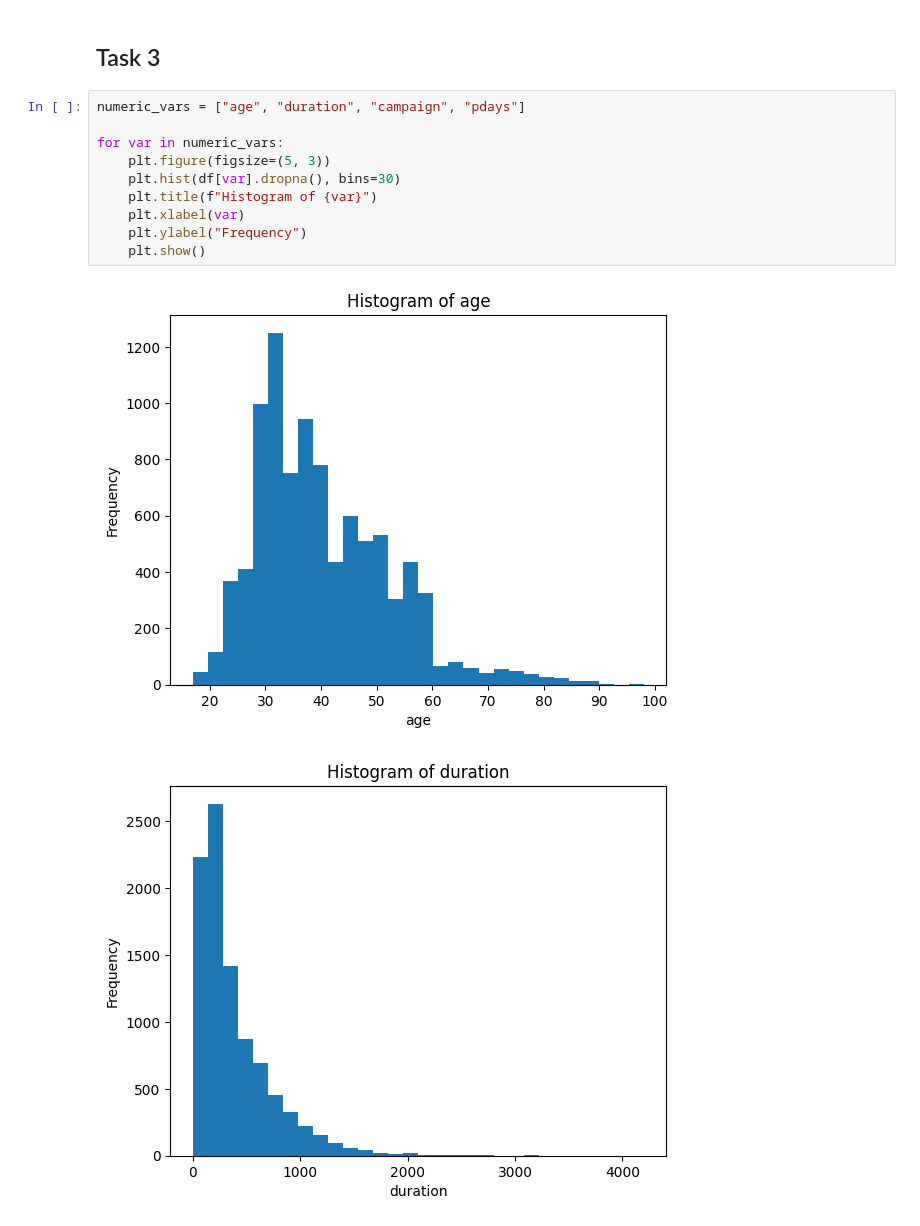
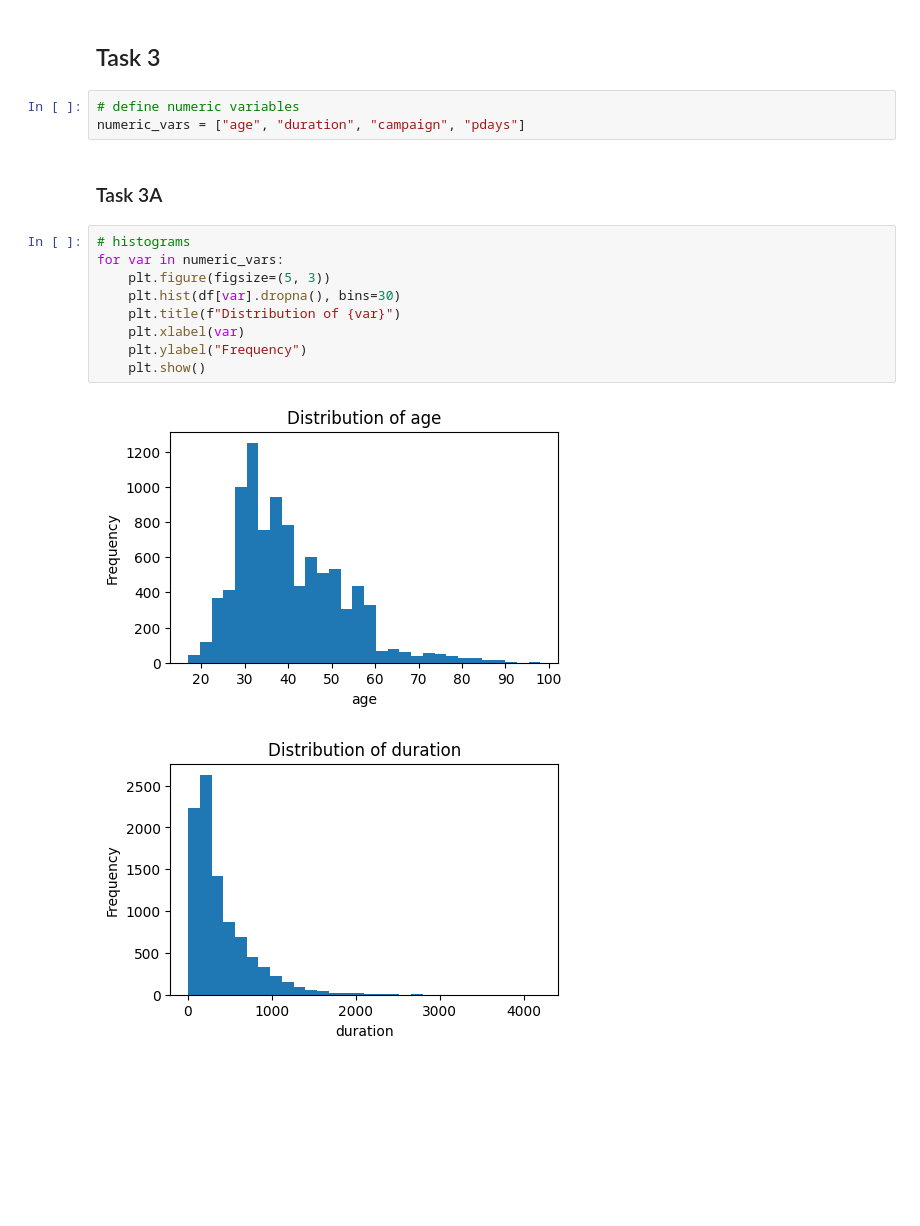
Before and after one commit to owen-simon/IS-6482-data-mining, a Jupyter notebook: Week 1/A1_Simon_Owen.ipynb, the cells around one changed output. Saved outputs shown, nothing was run; the diff lists cells and outputs as text; blank space fills up the shorter version.

```diff
--- a/Week 1/A1_Simon_Owen.ipynb
+++ b/Week 1/A1_Simon_Owen.ipynb
@@ -78,16 +78,20 @@ df.describe()
 | max | 98.000000 | 4199.000000 | 39.000000 | 999.000000 | 6.000000 | 1.400000 | 94.767000 | -26.900000 | ... |
 # %% [markdown]
 ## Task 3
+# %%
+# define numeric variables
+numeric_vars = ["age", "duration", "campaign", "pdays"]
+# %% [markdown]
+### Task 3A
 # %%
-numeric_vars = ["age", "duration", "campaign", "pdays"]
-
+# histograms
 for var in numeric_vars:
     plt.figure(figsize=(5, 3))
     plt.hist(df[var].dropna(), bins=30)
-    plt.title(f"Histogram of {var}")
+    plt.title(f"Distribution of {var}")
     plt.xlabel(var)
     plt.ylabel("Frequency")
     plt.show()
 # %% [output]
-[figure, old version]
+[figure, new version]
-[figure, old version]
+[figure, new version]
```
Also changed, not shown: parts of 13 cells of this notebook.
